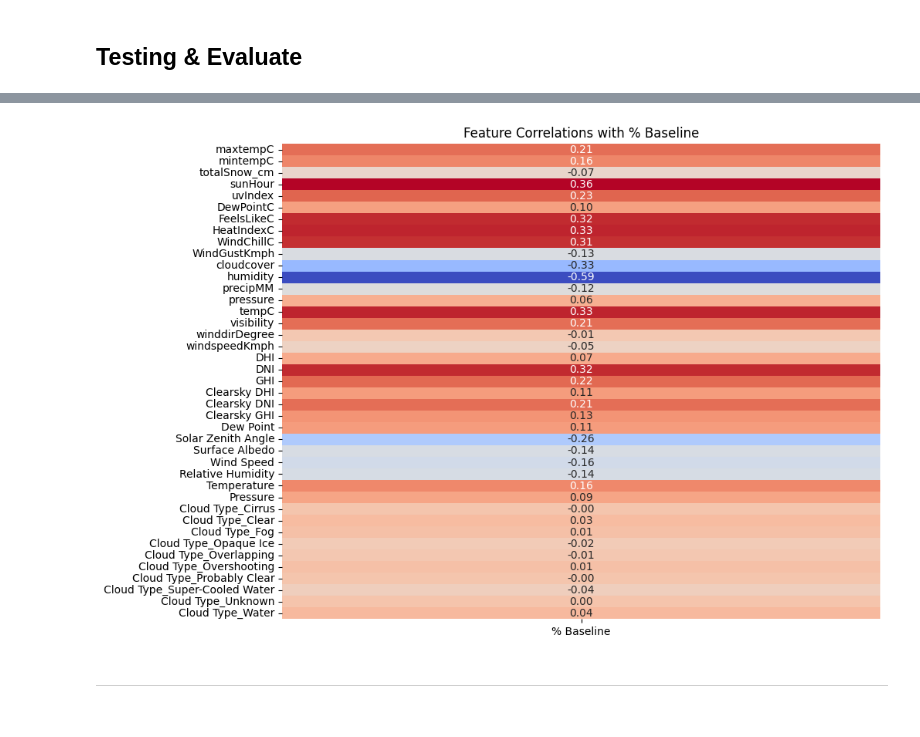
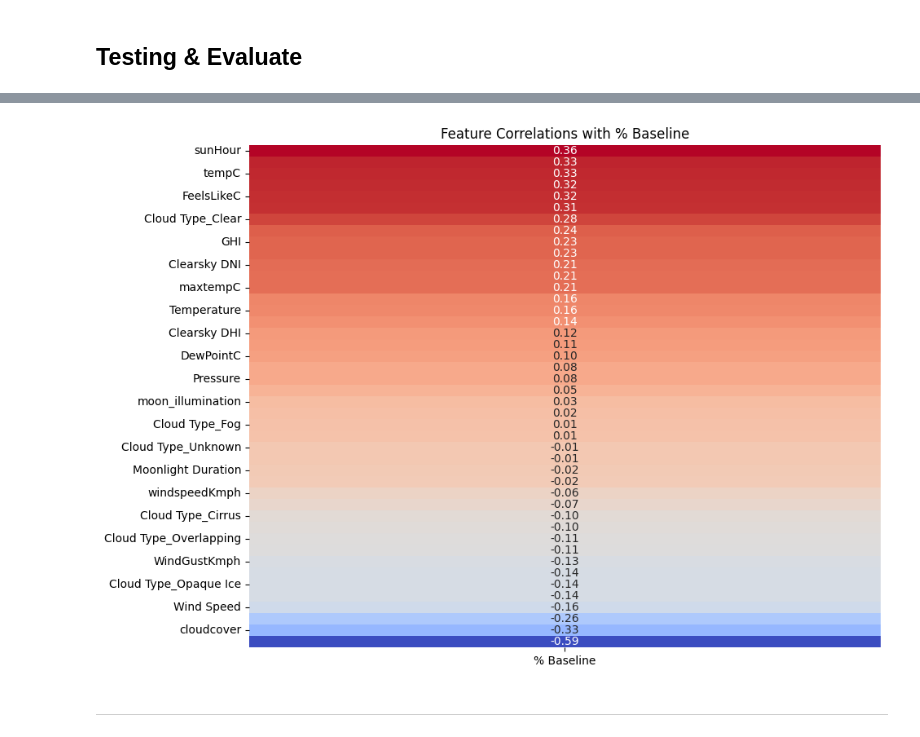
Before and after one commit to YobellN/DAC_SolarRadianceAnalysis, a Jupyter notebook: DAC_ITS.ipynb, the cells around one changed output, grey strips where cells are left out. Drawn from its saved outputs; the diff is of its cells as text; code cells hidden in the pictures.

```diff
--- a/DAC_ITS.ipynb
+++ b/DAC_ITS.ipynb
@@ -115,3 +115,23 @@ merged_test_df.head()
 | 3 | Oct 1, 2017 9am | NaN | 21 | 9 | 0.0 | 11.6 | 5 | 71 | ... |
 | 4 | Oct 1, 2017 10am | NaN | 21 | 9 | 0.0 | 11.6 | 5 | 71 | ... |
 5 rows × 39 columns
+# %%
+# Convert sunrise and sunset to datetime objects
+merged_train_df['sunrise'] = pd.to_datetime(merged_train_df['sunrise'])
+merged_train_df['sunset'] = pd.to_datetime(merged_train_df['sunset'])
+
+# Calculate the duration of daylight
+merged_train_df['Daylight Duration'] = (merged_train_df['sunset'] - merged_train_df['sunrise']).dt.total_seconds()
+
+# Convert moonrise and moonset to datetime objects
+merged_train_df['moonrise'] = pd.to_datetime(merged_train_df['moonrise'], errors='coerce')
+merged_train_df['moonset'] = pd.to_datetime(merged_train_df['moonset'], errors='coerce')
+
+# Calculate the duration of moonlight
+merged_train_df['Moonlight Duration'] = (merged_train_df['moonset'] - merged_train_df['moonrise']).dt.total_seconds()
+
+# Fill missing values with 0 (assuming no moonlight when data is missing)
+merged_train_df['Moonlight Duration'] = merged_train_df['Moonlight Duration'].fillna(0)
+
+# Display the updated DataFrame
+print(merged_train_df[['sunrise', 'sunset', 'Daylight Duration', 'moonrise', 'moonset', 'Moonlight Duration']].head())
@@ -118,7 +196,7 @@ merged_test_df.head()
 # %%
 # Drop time-based column on merged_train_df and merged_test_df
-merged_train_df = merged_train_df.drop(['Timestamp', 'sunrise', 'sunset', 'moon_illumination', 'moonrise', 'moonset'], axis=1)
-merged_test_df = merged_test_df.drop(['Timestamp', 'sunrise', 'sunset', 'moon_illumination', 'moonrise', 'moonset'], axis=1)
+merged_train_df = merged_train_df.drop(['Timestamp', 'sunrise', 'sunset',  'moonrise', 'moonset'], axis=1)
+merged_test_df = merged_test_df.drop(['Timestamp', 'sunrise', 'sunset',  'moonrise', 'moonset'], axis=1)
 # %%
 # Preprocessed the null datas on merge_train_df and merge_test_df with KNN
 from sklearn.impute import KNNImputer
@@ -142,8 +221,8 @@ Numerical columns: Index(['% Baseline', 'maxtempC', 'mintempC', 'totalSnow_cm',
       dtype='object')
 # %%
 # Fill missing values in 'Cloud Type' using forward and backward fill
-merged_train_df['Cloud Type'] = merged_train_df['Cloud Type'].fillna(method='ffill').fillna(method='bfill')
-merged_test_df['Cloud Type'] = merged_test_df['Cloud Type'].fillna(method='ffill').fillna(method='bfill')
+merged_train_df['Cloud Type'] = merged_train_df['Cloud Type'].fillna(method='ffill').fillna(method='ffill')
+merged_test_df['Cloud Type'] = merged_test_df['Cloud Type'].fillna(method='ffill').fillna(method='ffill')
 # %%
 # Initialize KNNImputer
 imputer = KNNImputer(n_neighbors=5)
@@ -403,17 +444,23 @@ plt.show()
 # %%
+import matplotlib.pyplot as plt
+import seaborn as sns
+
 # Calculate the correlation matrix
 correlation_matrix = df_encoded_cleaned.corr()
 
 # Extract correlations with '% Baseline'
 baseline_correlations = correlation_matrix['% Baseline']
 
 # Remove '% Baseline' from the correlations
 baseline_correlations = baseline_correlations.drop('% Baseline')
 
+# Sort correlations in descending order
+baseline_correlations_sorted = baseline_correlations.sort_values(ascending=False)
+
 # Plot the correlation heatmap
 plt.figure(figsize=(10, 8))
-sns.heatmap(baseline_correlations.to_frame(), annot=True, cmap='coolwarm', fmt=".2f", cbar=False)
+sns.heatmap(baseline_correlations_sorted.to_frame(), annot=True, cmap='coolwarm', fmt=".2f", cbar=False)
 plt.title('Feature Correlations with % Baseline')
 plt.show()
 # %% [output]
-[figure, old version]
+[figure, new version]
```
Also changed, not shown: parts of 17 cells of this notebook.
